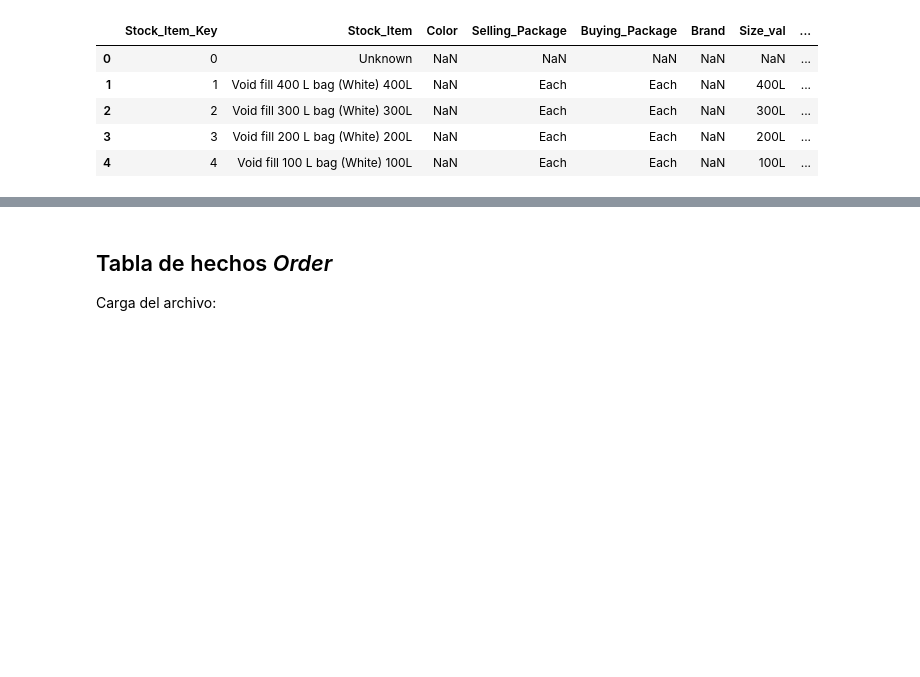
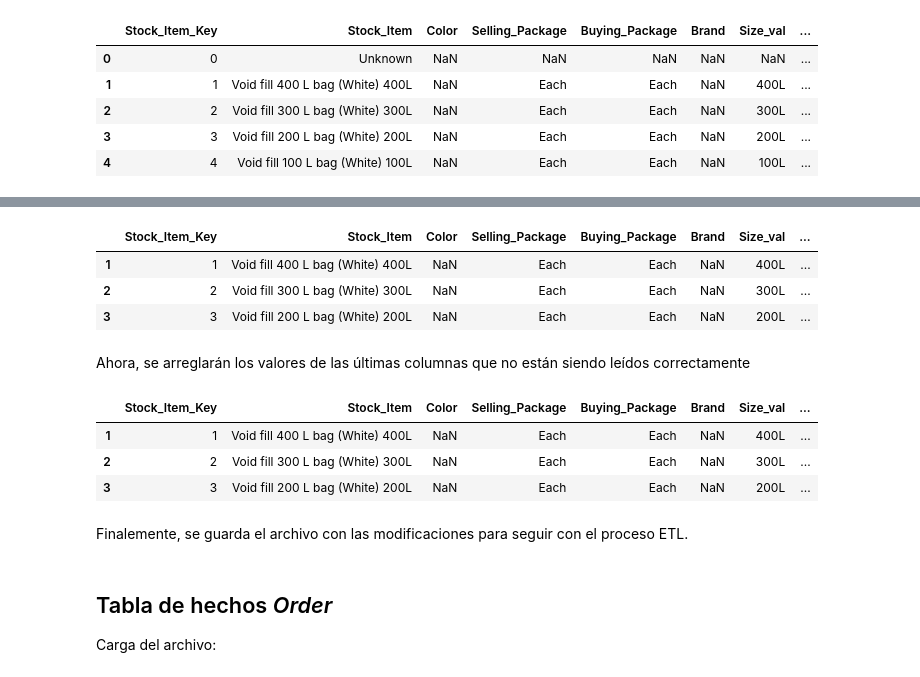
Before and after one commit to juandiegocardona/LaboratoriosBI, a Jupyter notebook: Laboratorio4/Preprocesamiento_lab4.ipynb, the cells around one changed output, grey strips where cells are left out. Cells and saved outputs as stored; diff of their text form; code cells hidden in the pictures; blank space fills up the shorter version.

```diff
--- a/Laboratorio4/Preprocesamiento_lab4.ipynb
+++ b/Laboratorio4/Preprocesamiento_lab4.ipynb
@@ -198,0 +281,10 @@ df_stock.head()
+# %%
+df_stock_clean = df_stock.drop(0)
+df_stock_clean.head(3)
+# %% [output]
+|  | Stock_Item_Key | Stock_Item | Color | Selling_Package | Buying_Package | Brand | Size_val | ... |
+| 1 | 1 | Void fill 400 L bag (White) 400L | NaN | Each | Each | NaN | 400L | ... |
+| 2 | 2 | Void fill 300 L bag (White) 300L | NaN | Each | Each | NaN | 300L | ... |
+| 3 | 3 | Void fill 200 L bag (White) 200L | NaN | Each | Each | NaN | 200L | ... |
+# %% [markdown]
+Ahora, se arreglarán los valores de las últimas columnas que no están siendo leídos correctamente
@@ -198,0 +299,18 @@ df_stock.head()
+# %%
+# Se aplica la función creada a cada columna
+df_stock_clean["Tax_Rate"] = df_stock_clean["Tax_Rate"].apply(to_float)
+df_stock_clean["Unit_Price"] = df_stock_clean["Unit_Price"].apply(to_float)
+df_stock_clean["Recommended_Retail_Price"] = df_stock_clean["Recommended_Retail_Price"].apply(to_float)
+df_stock_clean["Typical_Weight_Per_Unit"] = df_stock_clean["Typical_Weight_Per_Unit"].apply(to_float)
+
+# Se establecen los valores como float
+df_stock_clean = df_stock_clean.astype({"Tax_Rate":float,"Unit_Price":float,"Recommended_Retail_Price":float,"Typical_Weight_Per_Unit":float})
+
+df_stock_clean.head(3)
+# %% [output]
+|  | Stock_Item_Key | Stock_Item | Color | Selling_Package | Buying_Package | Brand | Size_val | ... |
+| 1 | 1 | Void fill 400 L bag (White) 400L | NaN | Each | Each | NaN | 400L | ... |
+| 2 | 2 | Void fill 300 L bag (White) 300L | NaN | Each | Each | NaN | 300L | ... |
+| 3 | 3 | Void fill 200 L bag (White) 200L | NaN | Each | Each | NaN | 200L | ... |
+# %% [markdown]
+Finalemente, se guarda el archivo con las modificaciones para seguir con el proceso ETL.
```
Also changed, not shown: parts of 23 cells of this notebook.
